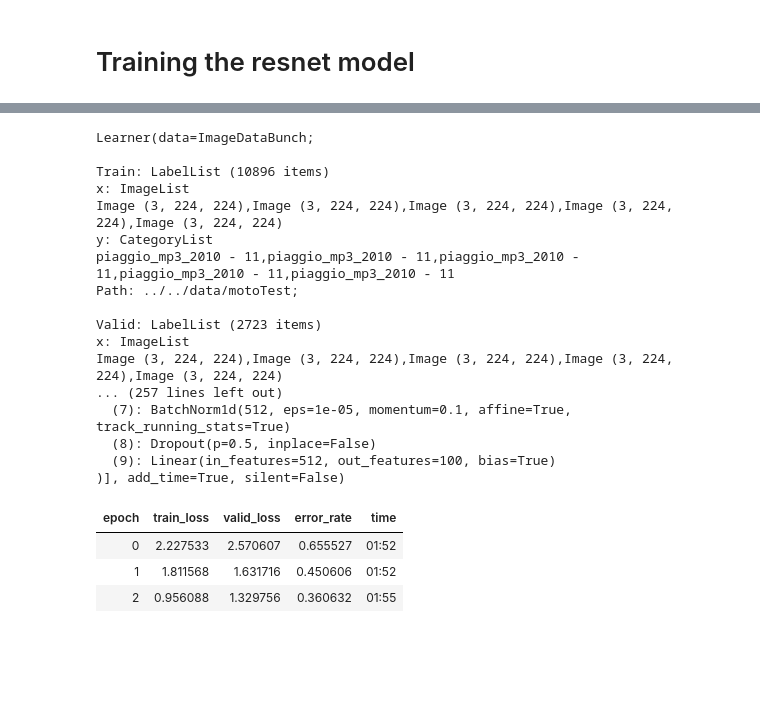
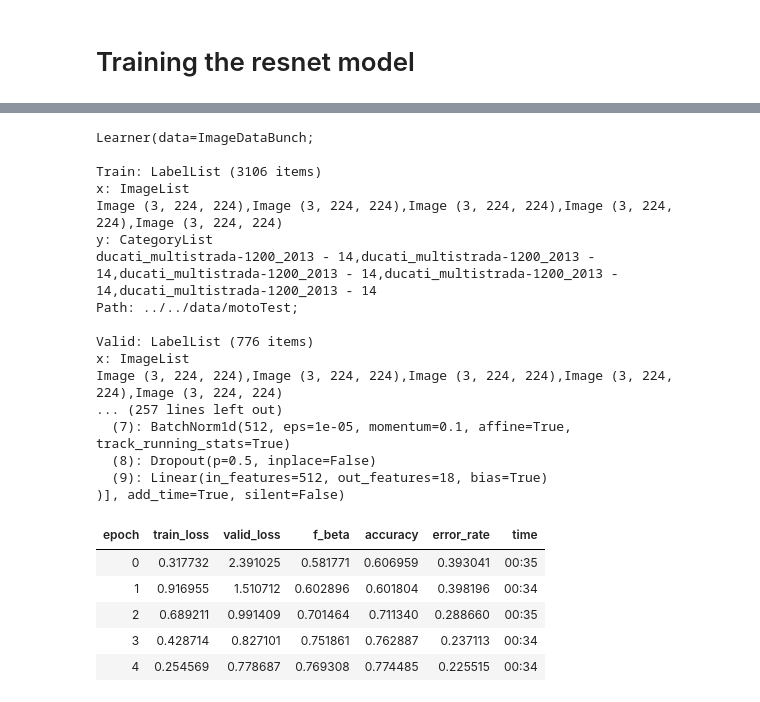
Before and after one commit to jacekfilipczuk/fastai_course-v3, a Jupyter notebook: nbs/My_version_dl1/lesson1-image-classification.ipynb, the cells around one changed output, grey strips where cells are left out. Saved outputs shown, nothing was run; the diff lists cells and outputs as text; code cells hidden in the pictures; blank space fills up the shorter version.

```diff
--- a/nbs/My_version_dl1/lesson1-image-classification.ipynb
+++ b/nbs/My_version_dl1/lesson1-image-classification.ipynb
@@ -72,7 +62,7 @@ for img in file_names:
 sorted_img_counter = sorted(img_counter.items(), key=lambda x : x[1], reverse=True)
 selected_classes = []
 for name,count in sorted_img_counter:
-    if count>100:
+    if count>150:
         selected_classes.append(name)
 # %%
 selected_file_names = [img_name for img_name in file_names if f(str(img_name)) in selected_classes]
@@ -121,3 +113,7 @@ learner = cnn_learner(data, models.resnet34, metrics=error_rate)
+# %%
+fscore = FBeta(average='macro', beta=1)
+leaner_metrics = [fscore,accuracy, error_rate]
+learner = cnn_learner(data, models.resnet34, metrics=leaner_metrics)
 # %%
 learner.fit_one_cycle(4)
 # %% [output]
@@ -191,5 +188,5 @@ Image (3, 224, 224),Image (3, 224, 224),Image (3, 224, 224),Image (3, 224, 224),
 )], add_time=True, silent=False)
 # %%
-learner.freeze_to(-2)
-learner.fit_one_cycle(3, slice(1e-4/(2.6**4), 1e-2), moms=(0.8,0.7))
+learner.freeze_to(-3)
+learner.fit_one_cycle(3, slice(1e-3/(2.6**4), 1e-2), moms=(0.8,0.7))
 # %% [output]
@@ -221,5 +218,5 @@ Image (3, 224, 224),Image (3, 224, 224),Image (3, 224, 224),Image (3, 224, 224),
 )], add_time=True, silent=False)
 # %%
 learner.freeze_to(-3)
-learner.fit_one_cycle(3, slice(1e-5/(2.6**4), 1e-3), moms=(0.8,0.7))
+learner.fit_one_cycle(5, slice(1e-4/(2.6**4), 1e-3), moms=(0.8,0.7))
 # %% [output]
@@ -234,26 +233,28 @@ learner.load('stage-4')
 # %% [output]
 Learner(data=ImageDataBunch;
 
-Train: LabelList (10896 items)
+Train: LabelList (3106 items)
 x: ImageList
 Image (3, 224, 224),Image (3, 224, 224),Image (3, 224, 224),Image (3, 224, 224),Image (3, 224, 224)
 y: CategoryList
-piaggio_mp3_2010 - 11,piaggio_mp3_2010 - 11,piaggio_mp3_2010 - 11,piaggio_mp3_2010 - 11,piaggio_mp3_2010 - 11
+ducati_multistrada-1200_2013 - 14,ducati_multistrada-1200_2013 - 14,ducati_multistrada-1200_2013 - 14,ducati_multistrada-1200_2013 - 14,ducati_multistrada-1200_2013 - 14
 Path: ../../data/motoTest;
 
-Valid: LabelList (2723 items)
+Valid: LabelList (776 items)
 x: ImageList
 Image (3, 224, 224),Image (3, 224, 224),Image (3, 224, 224),Image (3, 224, 224),Image (3, 224, 224)
 ... (257 lines left out)
   (7): BatchNorm1d(512, eps=1e-05, momentum=0.1, affine=True, track_running_stats=True)
   (8): Dropout(p=0.5, inplace=False)
-  (9): Linear(in_features=512, out_features=100, bias=True)
+  (9): Linear(in_features=512, out_features=18, bias=True)
 )], add_time=True, silent=False)
 # %%
 learner.unfreeze()
-learner.fit_one_cycle(3, slice(1e-3/(2.6**4), 1e-2), moms=(0.8,0.7))
+learner.fit_one_cycle(5, slice(1e-3/(2.6**4), 1e-2), moms=(0.8,0.7))
 # %% [output]
-| epoch | train_loss | valid_loss | error_rate | time |
-| 0 | 2.227533 | 2.570607 | 0.655527 | 01:52 |
-| 1 | 1.811568 | 1.631716 | 0.450606 | 01:52 |
-| 2 | 0.956088 | 1.329756 | 0.360632 | 01:55 |
+| epoch | train_loss | valid_loss | f_beta | accuracy | error_rate | time |
+| 0 | 0.317732 | 2.391025 | 0.581771 | 0.606959 | 0.393041 | 00:35 |
+| 1 | 0.916955 | 1.510712 | 0.602896 | 0.601804 | 0.398196 | 00:34 |
+| 2 | 0.689211 | 0.991409 | 0.701464 | 0.711340 | 0.288660 | 00:35 |
+| 3 | 0.428714 | 0.827101 | 0.751861 | 0.762887 | 0.237113 | 00:34 |
+| 4 | 0.254569 | 0.778687 | 0.769308 | 0.774485 | 0.225515 | 00:34 |
```
Also changed, not shown: parts of 25 cells of this notebook, 2 other files.
